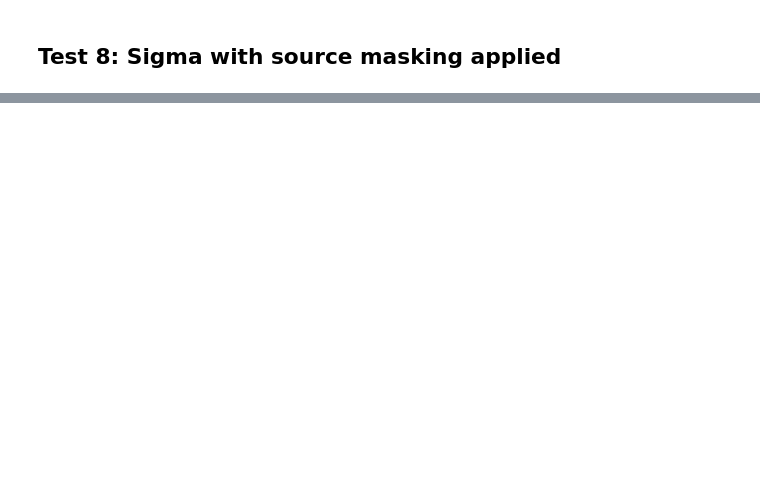
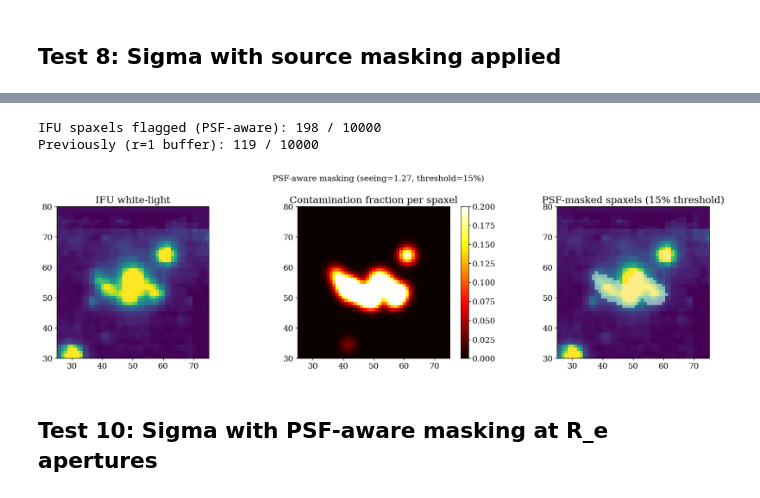
Before and after one commit to rodelcr/AGEL0206_kinematics_and_photometry, a Jupyter notebook: notebooks/05x_sigma_discrepancy_diagnostic.ipynb, the cells around one changed output, grey strips where cells are left out. Cells and saved outputs as stored; diff of their text form; code cells hidden in the pictures; blank space fills up the shorter version.

```diff
--- a/notebooks/05x_sigma_discrepancy_diagnostic.ipynb
+++ b/notebooks/05x_sigma_discrepancy_diagnostic.ipynb
@@ -647,0 +926,53 @@ for rm in results_masked:
+# %%
+from scipy.ndimage import map_coordinates
+# Reproject PSF-convolved contamination map onto IFU spaxel grid
+# Use bilinear interpolation to sample the smooth contamination field
+# at each IFU spaxel center position
+
+wcs_ifu_2d = WCS(hdr, naxis=2)
+yy_ifu, xx_ifu = np.mgrid[0:100, 0:100]
+ra_ifu, dec_ifu = wcs_ifu_2d.pixel_to_world_values(xx_ifu.ravel(), yy_ifu.ravel())
+x_hst_arr, y_hst_arr = wcs_cutout.world_to_pixel_values(ra_ifu, dec_ifu)
+x_hst_arr = x_hst_arr.reshape(100, 100)
+y_hst_arr = y_hst_arr.reshape(100, 100)
+
+# Sample the convolved contamination map at IFU spaxel positions
+spaxel_contamination = map_coordinates(mask_convolved,
+                                       [y_hst_arr.ravel(), x_hst_arr.ravel()],
+                                       order=1, mode="constant", cval=0.0)
+spaxel_contamination = spaxel_contamination.reshape(100, 100)
+
+# Flag spaxels above threshold
+spaxel_masked_psf = spaxel_contamination > contamination_threshold
+print(f"IFU spaxels flagged (PSF-aware): {np.sum(spaxel_masked_psf)} / {100*100}")
+print(f"Previously (r=1 buffer): {np.sum(spaxel_masked)} / {100*100}")
+
+# Visualize
+fig, axes = plt.subplots(1, 3, figsize=(18, 5))
+wl_full = np.sum(cube, axis=0)
+
+axes[0].imshow(wl_full, origin="lower", cmap="viridis",
+               vmin=np.percentile(wl_full, 5), vmax=np.percentile(wl_full, 99))
+axes[0].set_title("IFU white-light")
+axes[0].set_xlim(25, 75); axes[0].set_ylim(30, 80)
+
+im1 = axes[1].imshow(spaxel_contamination, origin="lower", cmap="hot", vmin=0, vmax=0.2)
+axes[1].set_title("Contamination fraction per spaxel")
+axes[1].set_xlim(25, 75); axes[1].set_ylim(30, 80)
+plt.colorbar(im1, ax=axes[1])
+
+axes[2].imshow(wl_full, origin="lower", cmap="viridis",
+               vmin=np.percentile(wl_full, 5), vmax=np.percentile(wl_full, 99))
+axes[2].imshow(np.where(spaxel_masked_psf, 1, np.nan), origin="lower", cmap="Reds", alpha=0.5)
+axes[2].set_title(f"PSF-masked spaxels ({100*contamination_threshold:.0f}% threshold)")
+axes[2].set_xlim(25, 75); axes[2].set_ylim(30, 80)
+
+plt.suptitle(f"PSF-aware masking (seeing={kcwi_seeing_fwhm}, threshold={100*contamination_threshold:.0f}%)", fontsize=14)
+plt.tight_layout()
+plt.show()
+# %% [output]
+IFU spaxels flagged (PSF-aware): 198 / 10000
+Previously (r=1 buffer): 119 / 10000
+[figure, added]
+# %% [markdown]
+## Test 10: Sigma with PSF-aware masking at R_e apertures
```
Also changed, not shown: parts of 16 cells of this notebook.
